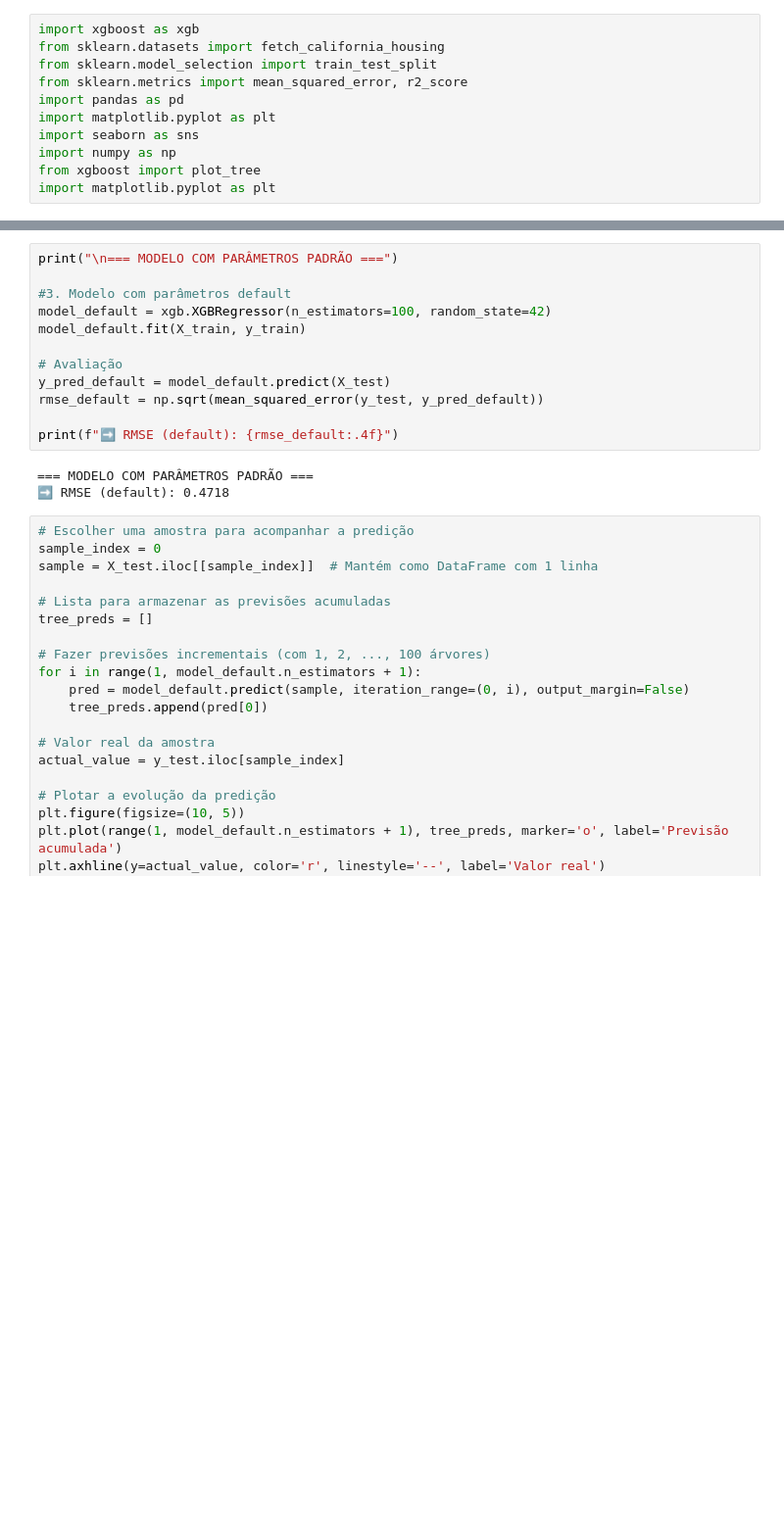
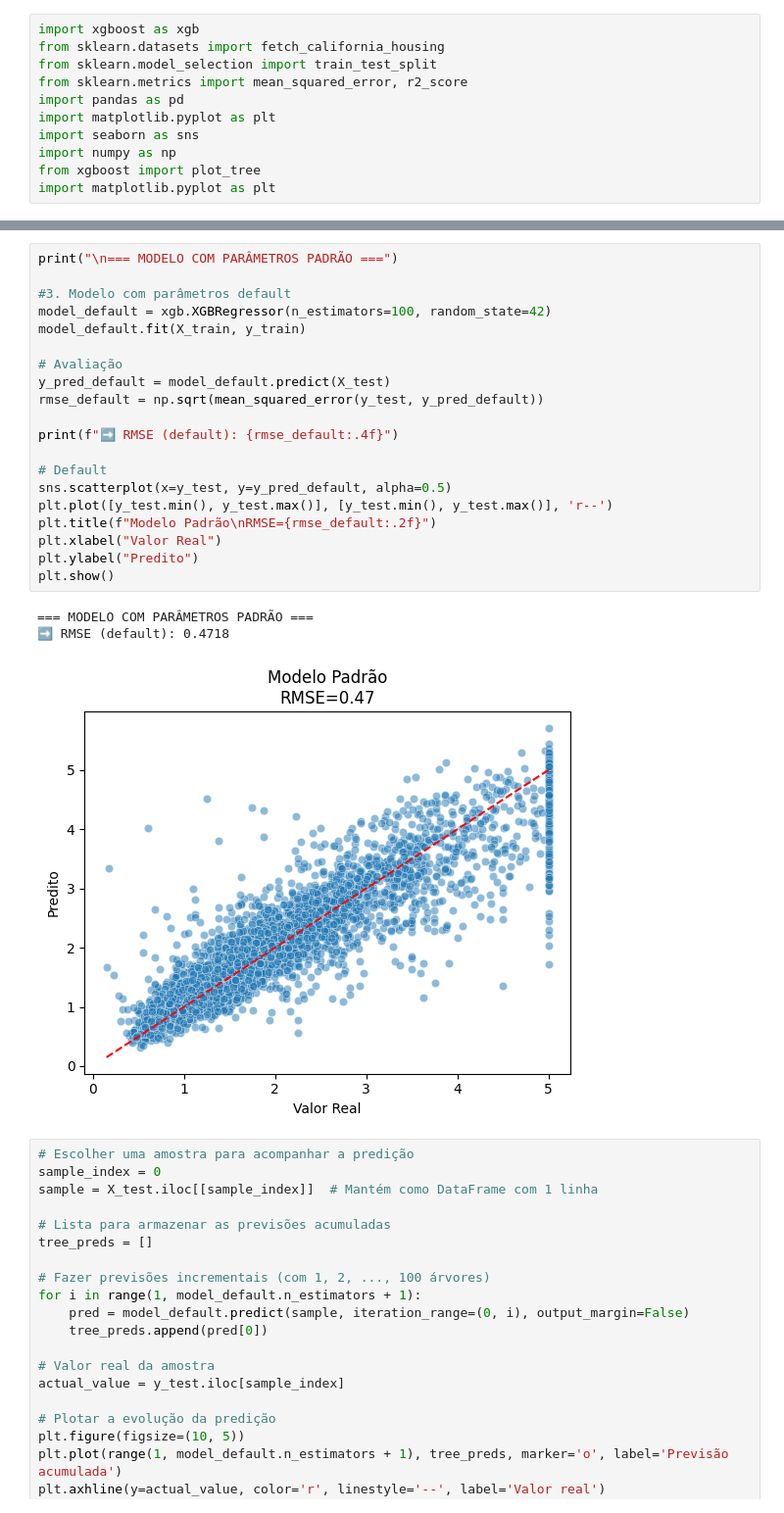
Before and after one commit to alessandradomi/TP558, a Jupyter notebook: seminario_XGBoost/seminario_xgboost_Alessandra.ipynb, the cells around one changed output, grey strips where cells are left out. Shown at 98% size. Saved outputs shown, nothing was run; the diff lists cells and outputs as text; blank space fills up the shorter version.

```diff
--- a/seminario_XGBoost/seminario_xgboost_Alessandra.ipynb
+++ b/seminario_XGBoost/seminario_xgboost_Alessandra.ipynb
@@ -50,18 +74,27 @@ print("🔹 Dimensões do dataset de teste:", X_test.shape)
 # %%
 print("\n=== MODELO COM PARÂMETROS PADRÃO ===")
 
 #3. Modelo com parâmetros default
 model_default = xgb.XGBRegressor(n_estimators=100, random_state=42)
 model_default.fit(X_train, y_train)
 
 # Avaliação
 y_pred_default = model_default.predict(X_test)
 rmse_default = np.sqrt(mean_squared_error(y_test, y_pred_default))
 
 print(f"➡️ RMSE (default): {rmse_default:.4f}")
+
+# Default
+sns.scatterplot(x=y_test, y=y_pred_default, alpha=0.5)
+plt.plot([y_test.min(), y_test.max()], [y_test.min(), y_test.max()], 'r--')
+plt.title(f"Modelo Padrão\nRMSE={rmse_default:.2f}")
+plt.xlabel("Valor Real")
+plt.ylabel("Predito")
+plt.show()
 # %% [output]
 === MODELO COM PARÂMETROS PADRÃO ===
 ➡️ RMSE (default): 0.4718
+[figure, added]
 # %%
 # Escolher uma amostra para acompanhar a predição
 sample_index = 0
```
Also changed, not shown: parts of 2 cells of this notebook.
